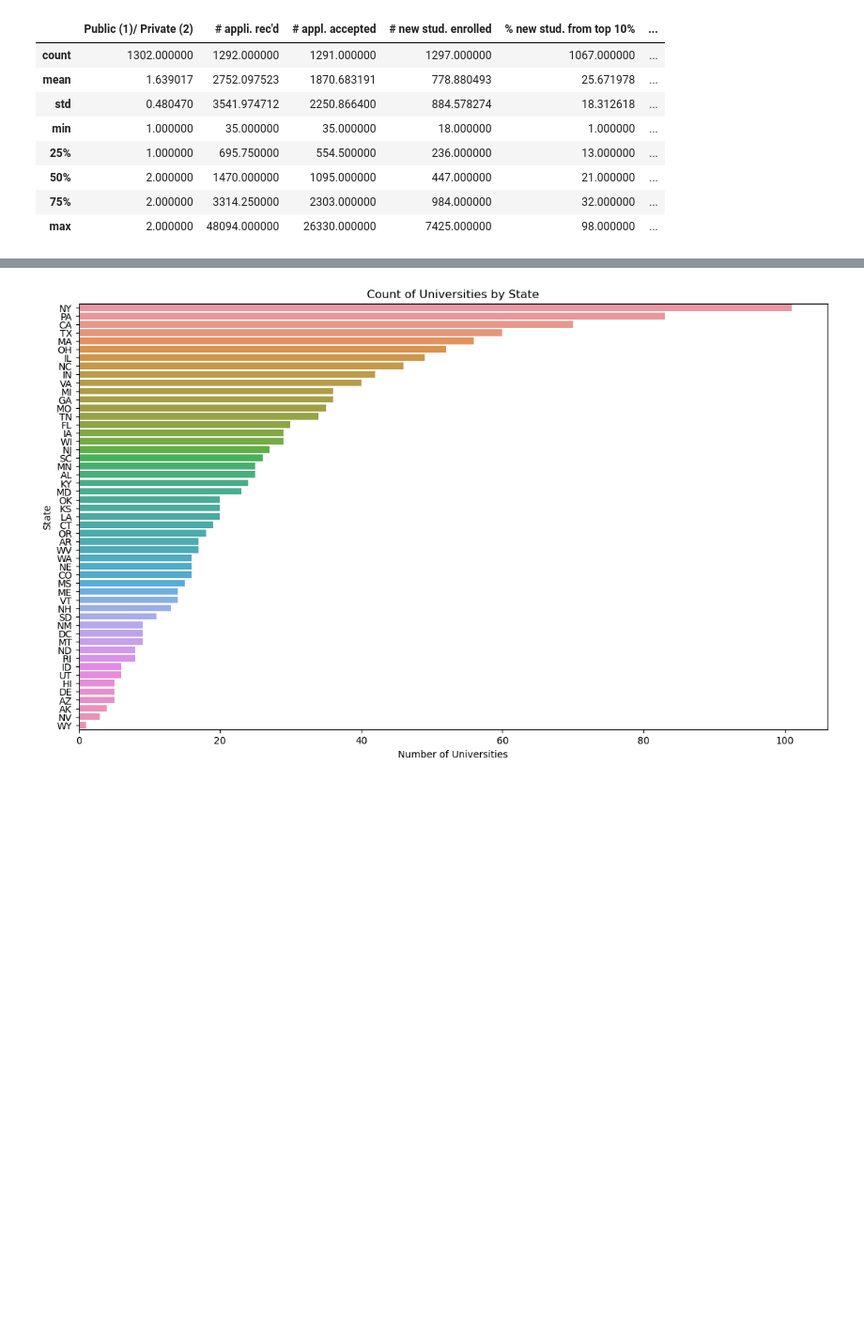
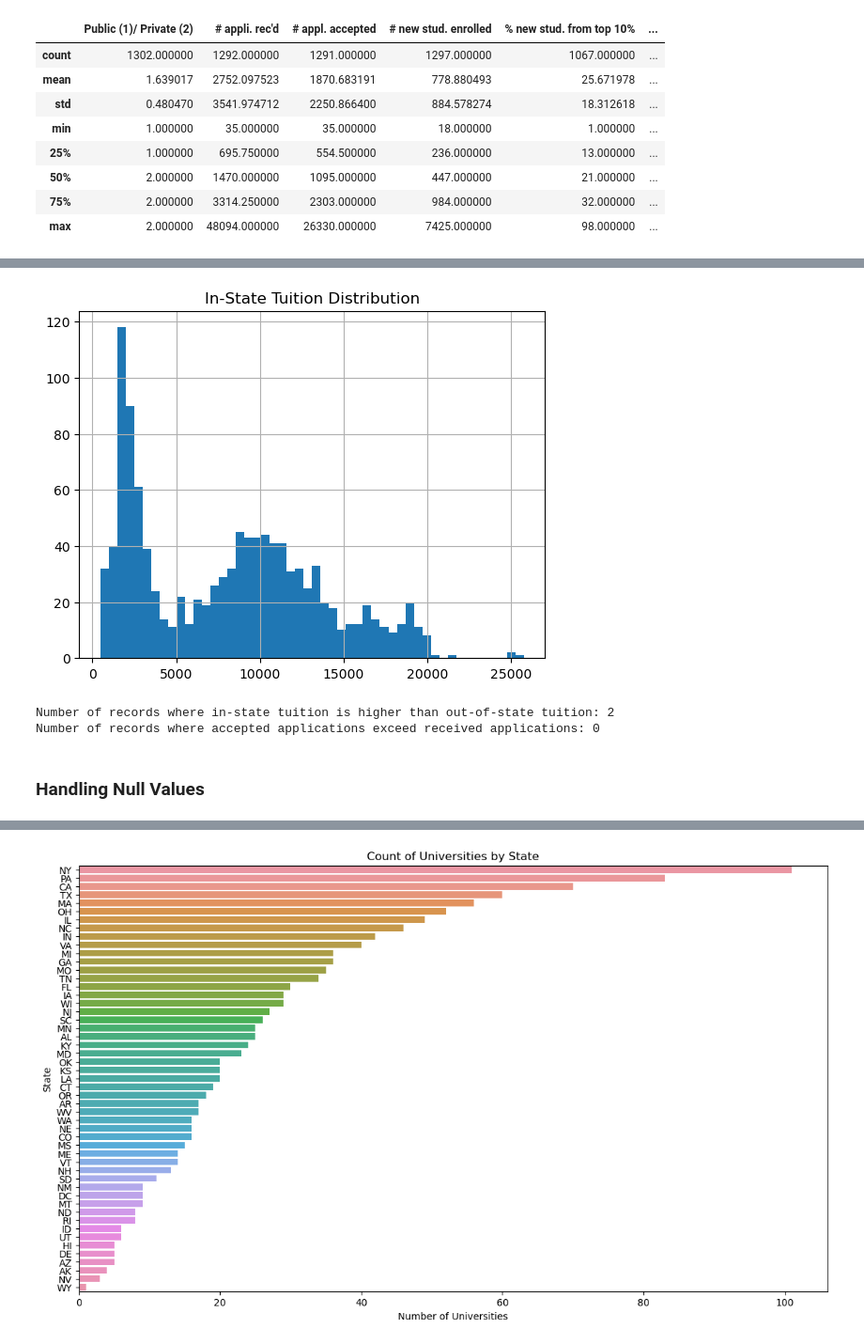
Before and after one commit to jamesleemeredith/Dexian-Technical-Challenge, a Jupyter notebook: full_analysis.ipynb, the cells around one changed output, grey strips where cells are left out. Shown at 94% size. Cells and saved outputs as stored; diff of their text form; code cells hidden in the pictures; blank space fills up the shorter version.

```diff
--- a/full_analysis.ipynb
+++ b/full_analysis.ipynb
@@ -100,3 +222,22 @@ dtype: int64
+# %%
+df['in_state_tuition'].hist(bins=50)
+plt.title('In-State Tuition Distribution')
+plt.show()
+# %% [output]
+[figure, added]
+# %%
+# Example: Checking if in-state tuition is ever higher than out-of-state tuition
+inconsistent_tuition = df[df['in_state_tuition'] > df['out_of_state_tuition']]
+print(f"Number of records where in-state tuition is higher than out-of-state tuition: {len(inconsistent_tuition)}")
+
+# Example: Checking if accepted applications exceed received applications
+inconsistent_applications = df[df['applications_received'] < df['applications_accepted']]
+print(f"Number of records where accepted applications exceed received applications: {len(inconsistent_applications)}")
+# %% [output]
+Number of records where in-state tuition is higher than out-of-state tuition: 2
+Number of records where accepted applications exceed received applications: 0
+# %% [markdown]
+### Handling Null Values
 # %%
 # Calculate percentage of missing values
 missing_percentage = (df.isnull().sum() / len(df)) * 100
```
Also changed, not shown: parts of 34 cells of this notebook.
